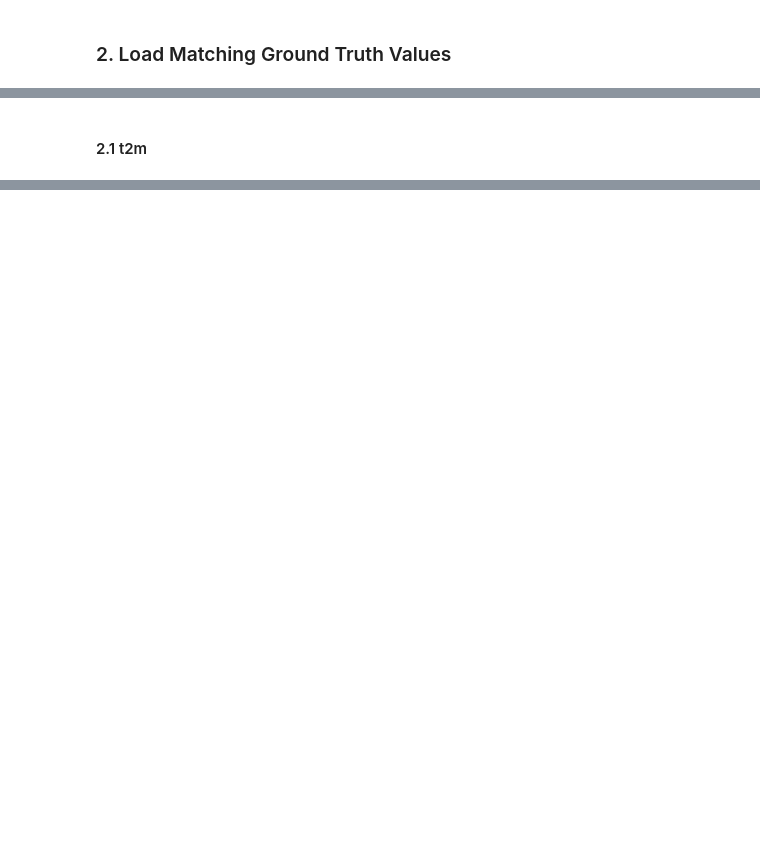
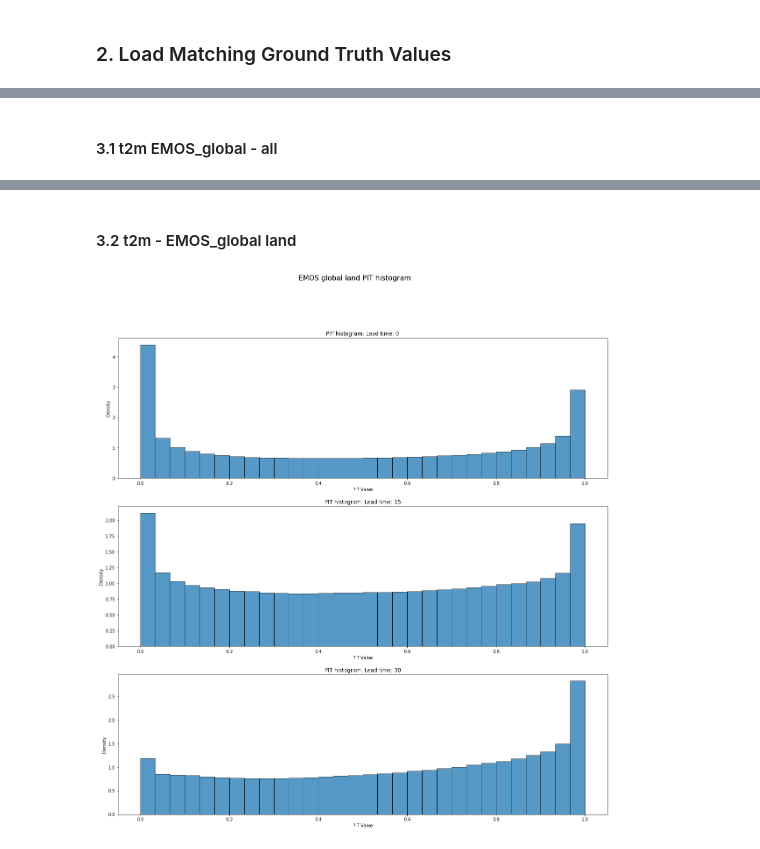
Before and after one commit to cleveryangcong/Bachelor_Thesis, a Jupyter notebook: notebooks/exploratory/2.6-dc-PIT_histograms.ipynb, the cells around one changed output, grey strips where cells are left out. Drawn from its saved outputs; the diff is of its cells as text; code cells hidden in the pictures; blank space fills up the shorter version.

Commit message:
Add land sea PIt hist for t2m and ws10

```diff
--- a/notebooks/exploratory/2.6-dc-PIT_histograms.ipynb
+++ b/notebooks/exploratory/2.6-dc-PIT_histograms.ipynb
@@ -135,5 +224,5 @@ def plot_pit_histogram_all(
 # %% [markdown]
-#### 2.1 t2m
+#### 3.1 t2m EMOS_global - all
 # %%
 plot_pit_histogram_all(
     EMOS_global_t2m_preds,
@@ -144,3 +233,15 @@ plot_pit_histogram_all(
 # %% [output]
 [figure]
 [interactive output not drawn]
+# %% [markdown]
+#### 3.2 t2m - EMOS_global land
+# %%
+plot_pit_histogram_land_sea(
+    EMOS_global_t2m_preds,
+    t2m_ground_truth,
+    1,
+    num_bins=30,
+    title="EMOS global land PIT histogram",
+)
+# %% [output]
+[figure, added]
```
Also changed, not shown: parts of 43 cells of this notebook.
